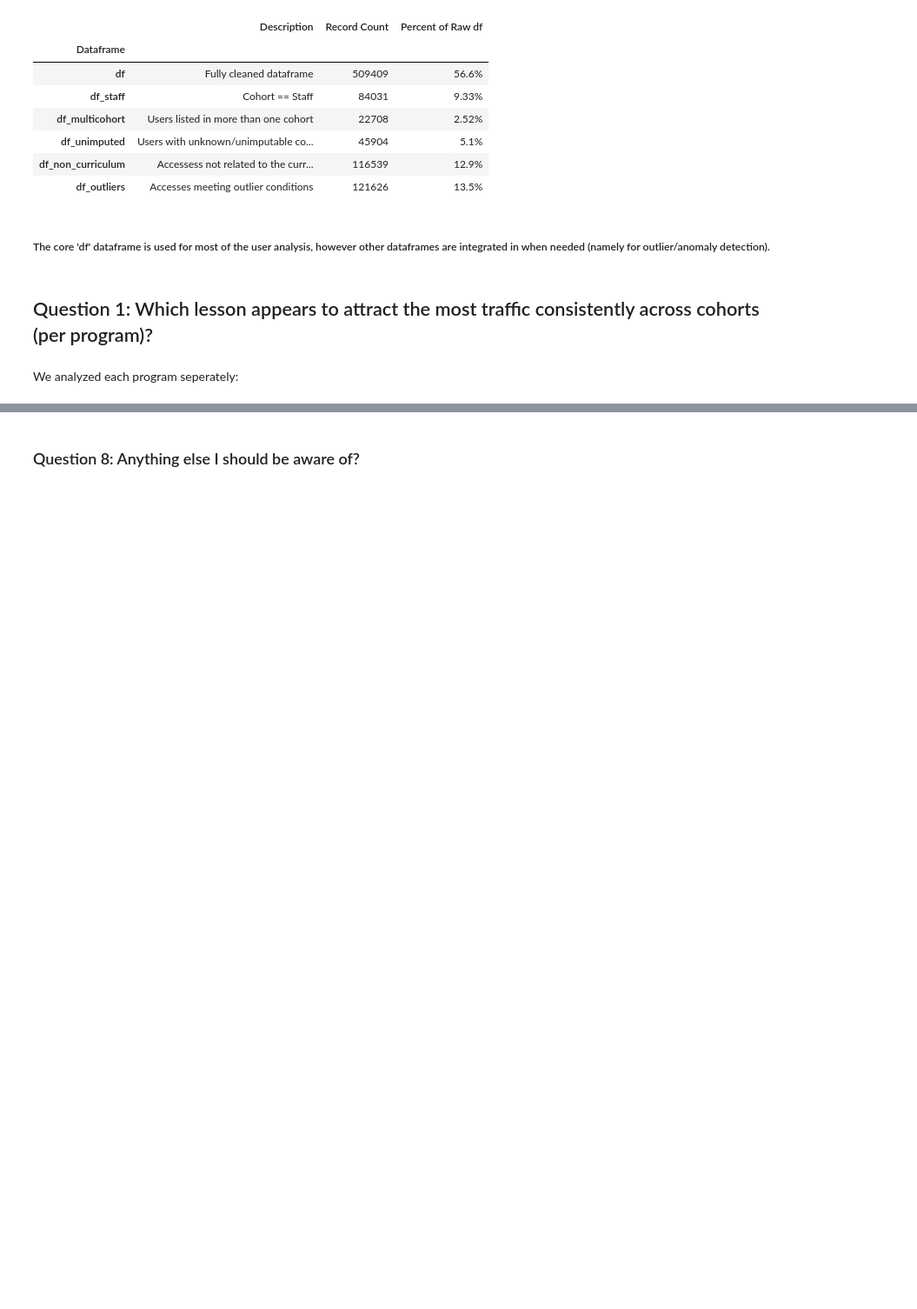
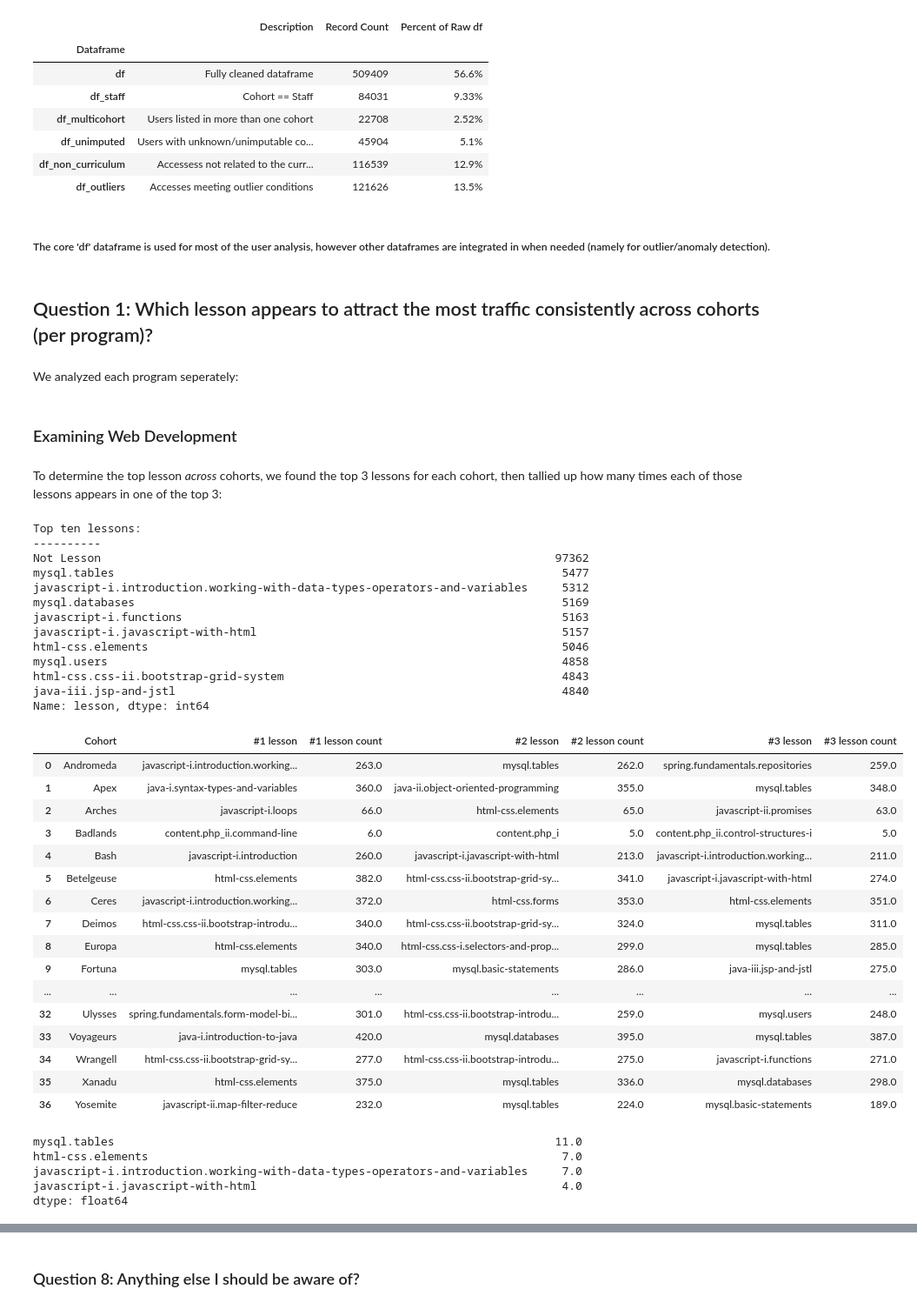
Before and after one commit to miller-cerna-laskowski-morris-eyring/anomaly-group-project, a Jupyter notebook: Final.ipynb, the cells around one changed output, grey strips where cells are left out. Shown at 87% size. Cells and saved outputs as stored; diff of their text form; code cells hidden in the pictures; blank space fills up the shorter version.

```diff
--- a/Final.ipynb
+++ b/Final.ipynb
@@ -80,4 +80,58 @@ This returned the following dataframes (reassign if you missed any):
 # %% [markdown]
 We analyzed each program seperately:
 # %%
-#hi there!
+# Seperate analysis df into Web Dev and DS
+wd = df[df.program_type == 'Web Development']
+ds = df[df.program_type == 'Data Science']
+# %% [markdown]
+### Examining Web Development
+# %% [markdown]
+To determine the top lesson *across* cohorts, we found the top 3 lessons for each cohort, then tallied up how many times each of those lessons appears in one of the top 3:
+# %%
+# Call function that prints out a program's top 10 lessons overall, then the top three lessons
+# accessed by each cohort (with counts)
+wd_tl = explore.lesson_top_three(wd)
+wd_tl
+# %% [output]
+Top ten lessons:
+----------
+Not Lesson                                                                   97362
+mysql.tables                                                                  5477
+javascript-i.introduction.working-with-data-types-operators-and-variables     5312
+mysql.databases                                                               5169
+javascript-i.functions                                                        5163
+javascript-i.javascript-with-html                                             5157
+html-css.elements                                                             5046
+mysql.users                                                                   4858
+html-css.css-ii.bootstrap-grid-system                                         4843
+java-iii.jsp-and-jstl                                                         4840
+Name: lesson, dtype: int64
+|  | Cohort | #1 lesson | #1 lesson count | #2 lesson | #2 lesson count | #3 lesson | #3 lesson count |
+| 0 | Andromeda | javascript-i.introduction.working... | 263.0 | mysql.tables | 262.0 | spring.fundamentals.repositories | 259.0 |
+| 1 | Apex | java-i.syntax-types-and-variables | 360.0 | java-ii.object-oriented-programming | 355.0 | mysql.tables | 348.0 |
+| 2 | Arches | javascript-i.loops | 66.0 | html-css.elements | 65.0 | javascript-ii.promises | 63.0 |
+| 3 | Badlands | content.php_ii.command-line | 6.0 | content.php_i | 5.0 | content.php_ii.control-structures-i | 5.0 |
+| 4 | Bash | javascript-i.introduction | 260.0 | javascript-i.javascript-with-html | 213.0 | javascript-i.introduction.working... | 211.0 |
+| 5 | Betelgeuse | html-css.elements | 382.0 | html-css.css-ii.bootstrap-grid-sy... | 341.0 | javascript-i.javascript-with-html | 274.0 |
+| 6 | Ceres | javascript-i.introduction.working... | 372.0 | html-css.forms | 353.0 | html-css.elements | 351.0 |
+| 7 | Deimos | html-css.css-ii.bootstrap-introdu... | 340.0 | html-css.css-ii.bootstrap-grid-sy... | 324.0 | mysql.tables | 311.0 |
+| 8 | Europa | html-css.elements | 340.0 | html-css.css-i.selectors-and-prop... | 299.0 | mysql.tables | 285.0 |
+| 9 | Fortuna | mysql.tables | 303.0 | mysql.basic-statements | 286.0 | java-iii.jsp-and-jstl | 275.0 |
+| ... | ... | ... | ... | ... | ... | ... | ... |
+| 32 | Ulysses | spring.fundamentals.form-model-bi... | 301.0 | html-css.css-ii.bootstrap-introdu... | 259.0 | mysql.users | 248.0 |
+| 33 | Voyageurs | java-i.introduction-to-java | 420.0 | mysql.databases | 395.0 | mysql.tables | 387.0 |
+| 34 | Wrangell | html-css.css-ii.bootstrap-grid-sy... | 277.0 | html-css.css-ii.bootstrap-introdu... | 275.0 | javascript-i.functions | 271.0 |
+| 35 | Xanadu | html-css.elements | 375.0 | mysql.tables | 336.0 | mysql.databases | 298.0 |
+| 36 | Yosemite | javascript-ii.map-filter-reduce | 232.0 | mysql.tables | 224.0 | mysql.basic-statements | 189.0 |
+# %%
+# Finds the top functions across all cohorts
+a1 = wd_tl['#1 lesson'].value_counts()
+b1 = wd_tl['#2 lesson'].value_counts()
+c1 = wd_tl['#3 lesson'].value_counts()
+(a1 + b1 + c1).nlargest()
+# %% [output]
+mysql.tables                                                                 11.0
+html-css.elements                                                             7.0
+javascript-i.introduction.working-with-data-types-operators-and-variables     7.0
+javascript-i.javascript-with-html                                             4.0
+dtype: float64
```
Also changed, not shown: parts of 28 cells of this notebook.
